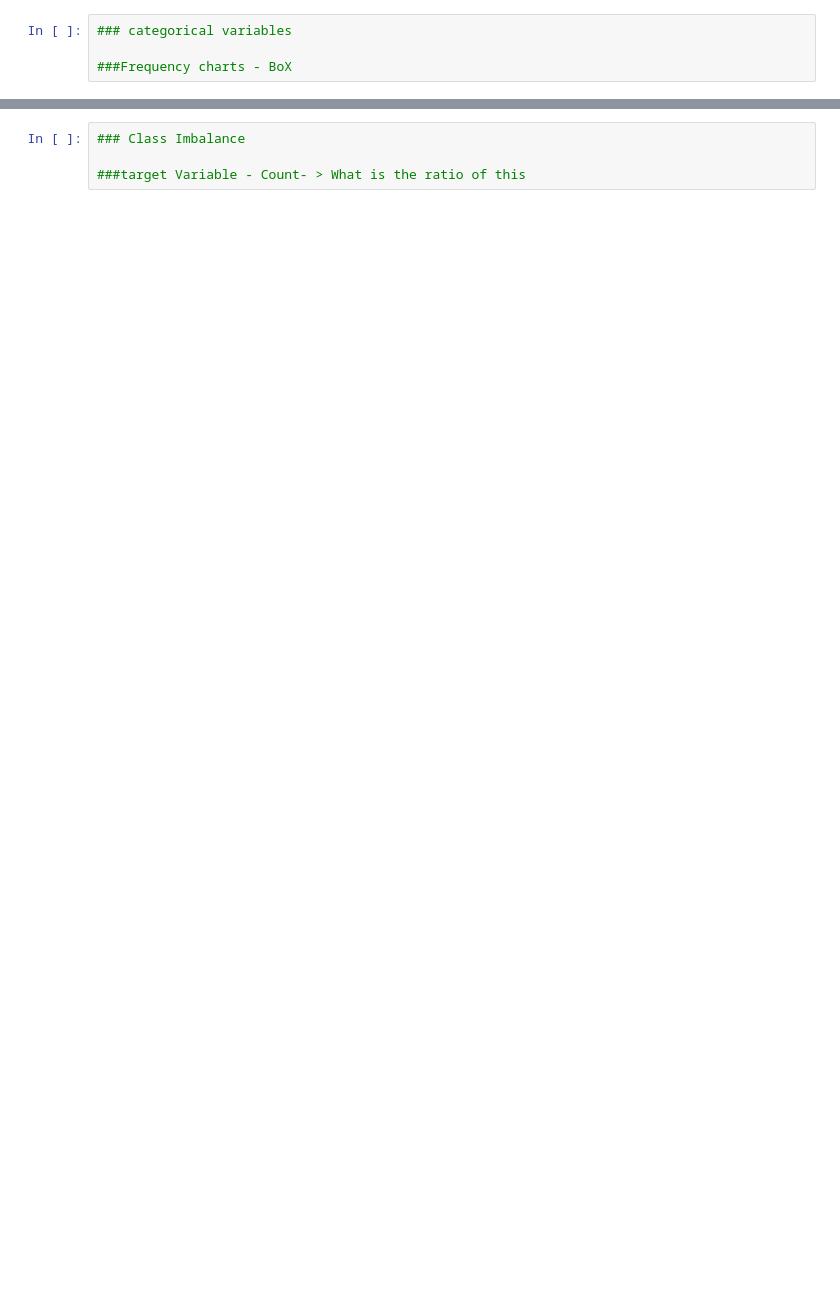
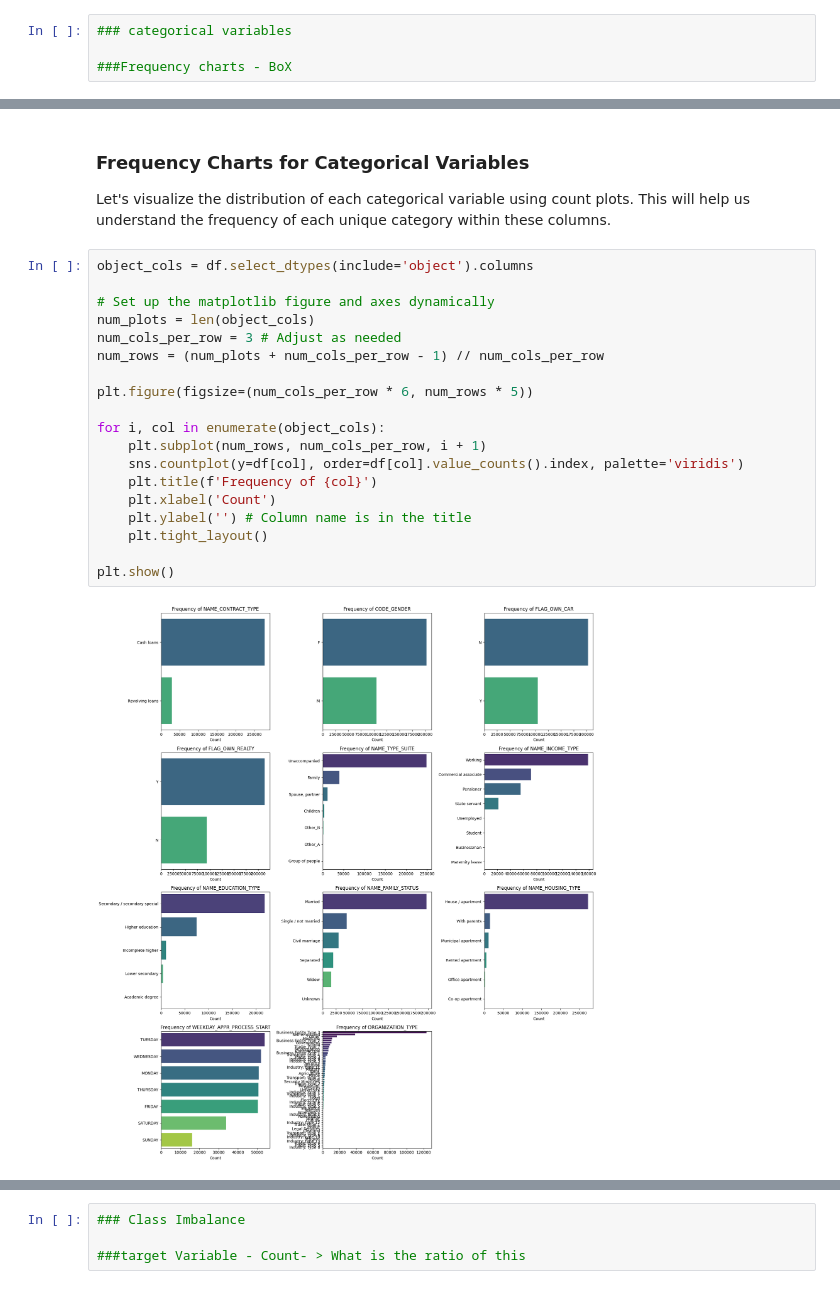
Before and after one commit to tirupari57/AI-Course, a Jupyter notebook: Credit_EDA_assignment_Approach.ipynb, the cells around one changed output, grey strips where cells are left out. Drawn from its saved outputs; the diff is of its cells as text; blank space fills up the shorter version.

```diff
--- a/Credit_EDA_assignment_Approach.ipynb
+++ b/Credit_EDA_assignment_Approach.ipynb
@@ -193,0 +433,25 @@ pd.cut(df.var_name, bins, labels = l)
+# %% [markdown]
+### Frequency Charts for Categorical Variables
+
+Let's visualize the distribution of each categorical variable using count plots. This will help us understand the frequency of each unique category within these columns.
+# %%
+object_cols = df.select_dtypes(include='object').columns
+
+# Set up the matplotlib figure and axes dynamically
+num_plots = len(object_cols)
+num_cols_per_row = 3 # Adjust as needed
+num_rows = (num_plots + num_cols_per_row - 1) // num_cols_per_row
+
+plt.figure(figsize=(num_cols_per_row * 6, num_rows * 5))
+
+for i, col in enumerate(object_cols):
+    plt.subplot(num_rows, num_cols_per_row, i + 1)
+    sns.countplot(y=df[col], order=df[col].value_counts().index, palette='viridis')
+    plt.title(f'Frequency of {col}')
+    plt.xlabel('Count')
+    plt.ylabel('') # Column name is in the title
+    plt.tight_layout()
+
+plt.show()
+# %% [output]
+[figure, added]
```
Also changed, not shown: parts of 30 cells of this notebook.
